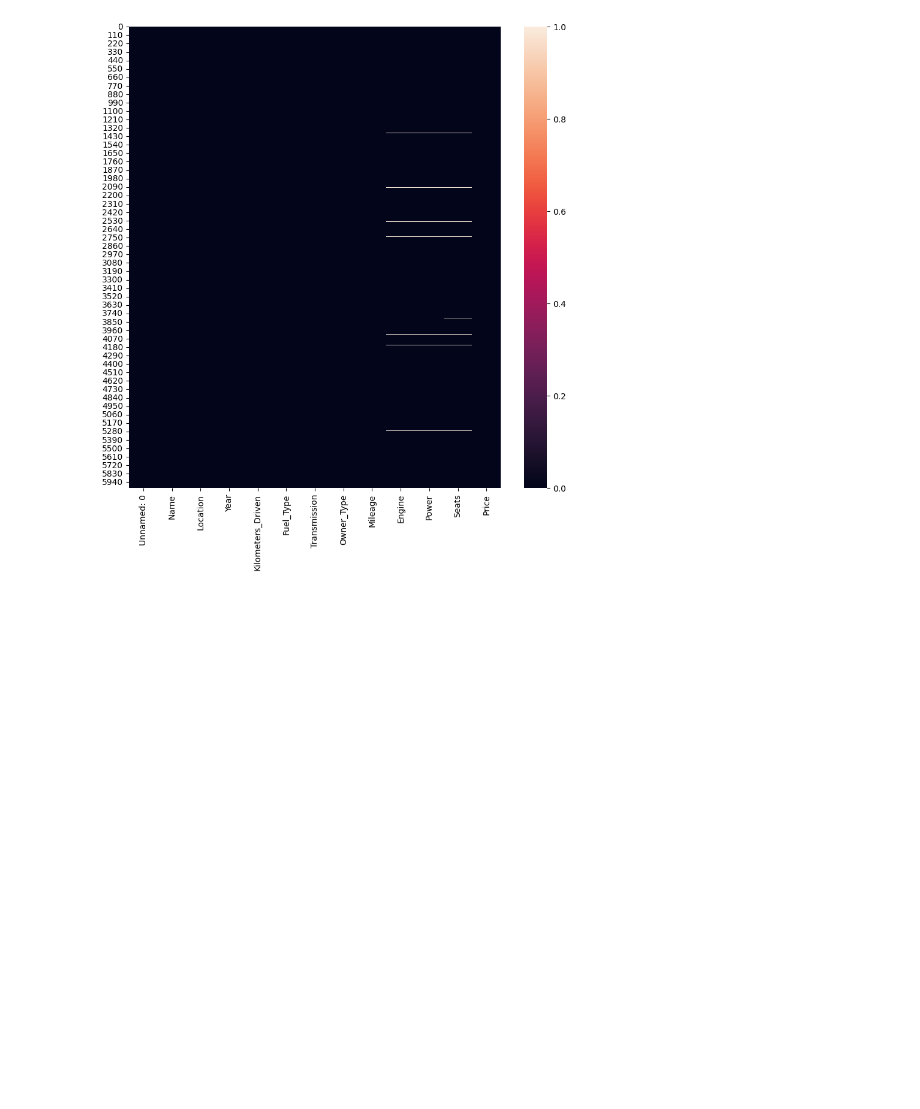
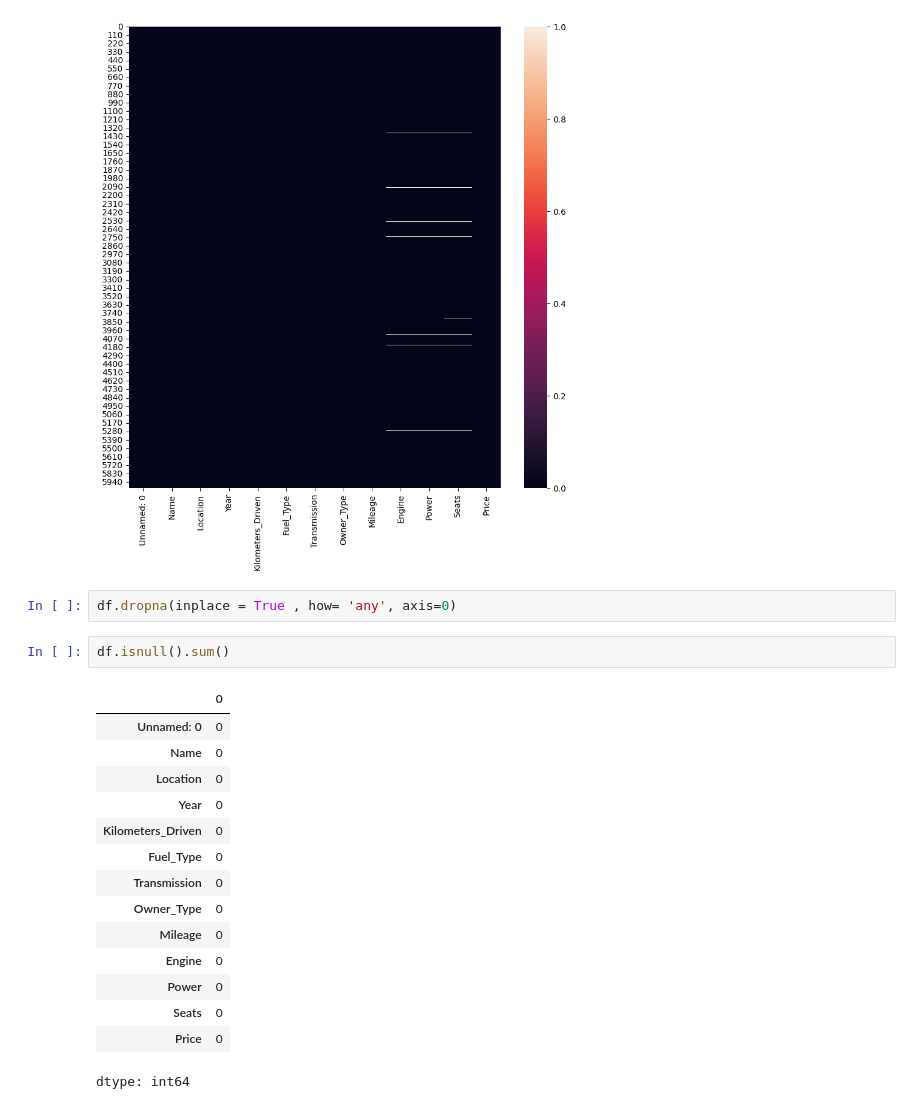
Before and after one commit to Inshalmunaf/Used-Car-prediction, a Jupyter notebook: Used_Car_Prediction.ipynb, the cells around one changed output. Drawn from its saved outputs; the diff is of its cells as text; blank space fills up the shorter version.

```diff
--- a/Used_Car_Prediction.ipynb
+++ b/Used_Car_Prediction.ipynb
@@ -103,3 +103,23 @@ df = df.drop('New_Price' , axis= 1)
 null_value_graph()
 # %% [output]
 [figure]
+# %%
+df.dropna(inplace = True , how= 'any', axis=0)
+# %%
+df.isnull().sum()
+# %% [output]
+|  | 0 |
+| Unnamed: 0 | 0 |
+| Name | 0 |
+| Location | 0 |
+| Year | 0 |
+| Kilometers_Driven | 0 |
+| Fuel_Type | 0 |
+| Transmission | 0 |
+| Owner_Type | 0 |
+| Mileage | 0 |
+| Engine | 0 |
+| Power | 0 |
+| Seats | 0 |
+| Price | 0 |
+dtype: int64
```
Also changed, not shown: parts of 7 cells of this notebook.
